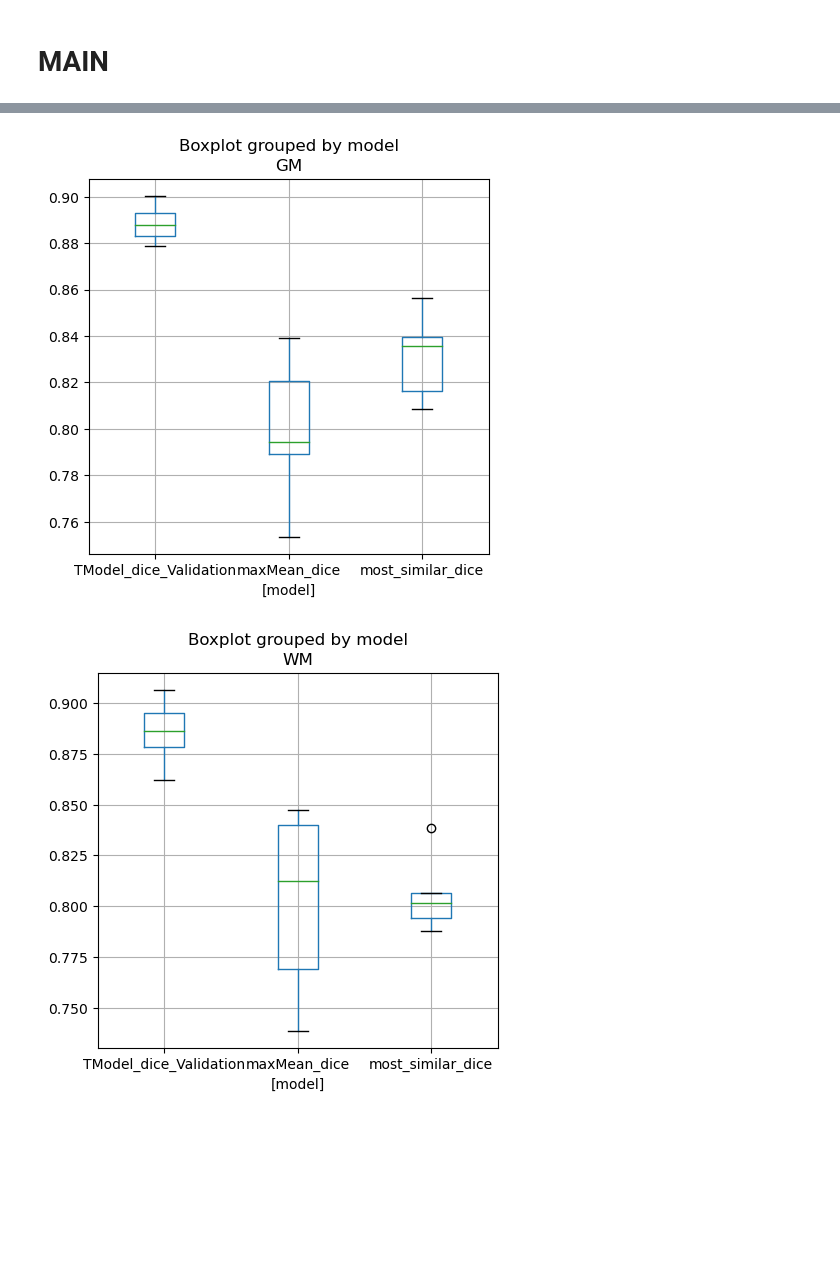
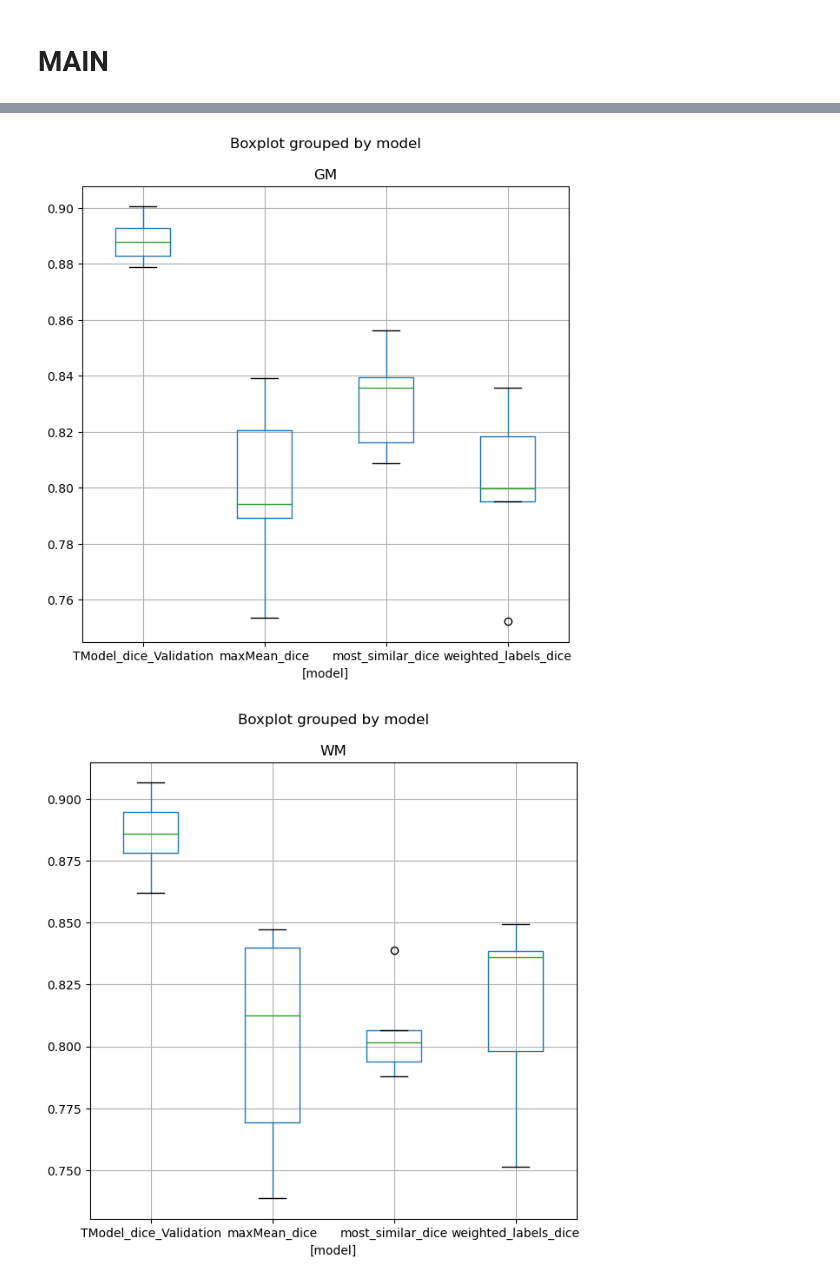
Before and after one commit to cansuyalcinn/brain-tissue-segmentation-challenge, a Jupyter notebook: notebooks/models_comparisons.ipynb, the cells around one changed output, grey strips where cells are left out. Saved outputs shown, nothing was run; the diff lists cells and outputs as text; code cells hidden in the pictures; blank space fills up the shorter version.

Commit message:
weighted atlas added

```diff
--- a/notebooks/models_comparisons.ipynb
+++ b/notebooks/models_comparisons.ipynb
@@ -14,7 +14,7 @@ The current directory is: /home/ricardino/Documents/MAIA/tercer_semestre/MISA/fi
 # MAIN
 # %%
 #we will compute the boxplot for the following models
-model_list = ['TModel_dice_Validation', 'most_similar_dice', 'maxMean_dice']
+model_list = ['TModel_dice_Validation', 'most_similar_dice', 'maxMean_dice', 'weighted_labels_dice']
 #we first concatenate all the csv files in a single dataframe
 general_df = None
 for model in model_list:
@@ -32,5 +32,5 @@ for tissue in ['CSF', 'GM', 'WM']:
     #we select the tissue
     df_tissue = general_df[[tissue, 'model']]
     #now we compute the boxplot
-    df_tissue.boxplot(by='model', figsize=(5, 5))
+    df_tissue.boxplot(by='model', figsize=(7, 7))
 # %% [output]
@@ -38,2 +38,2 @@ for tissue in ['CSF', 'GM', 'WM']:
-[figure, old version]
+[figure, new version]
-[figure, old version]
+[figure, new version]
```
Also changed, not shown: parts of 1 cell of this notebook, 1 other file.
